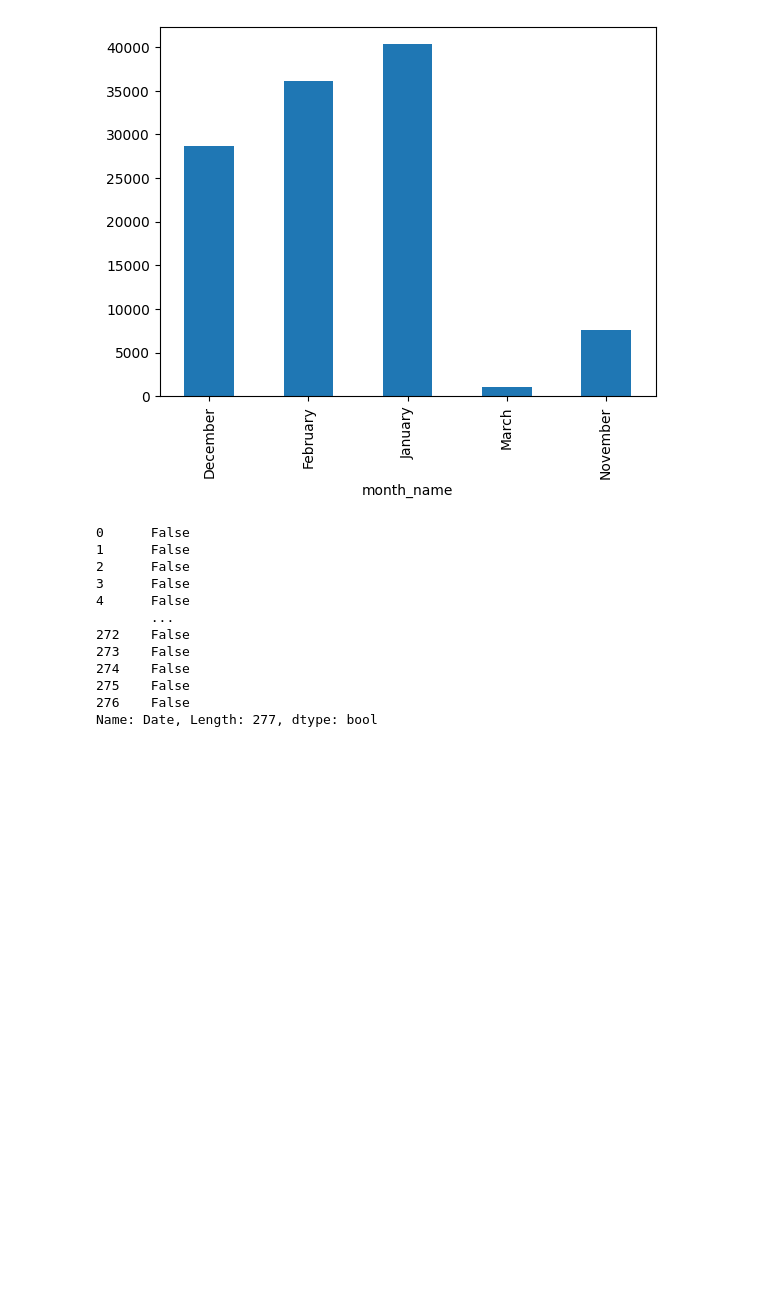
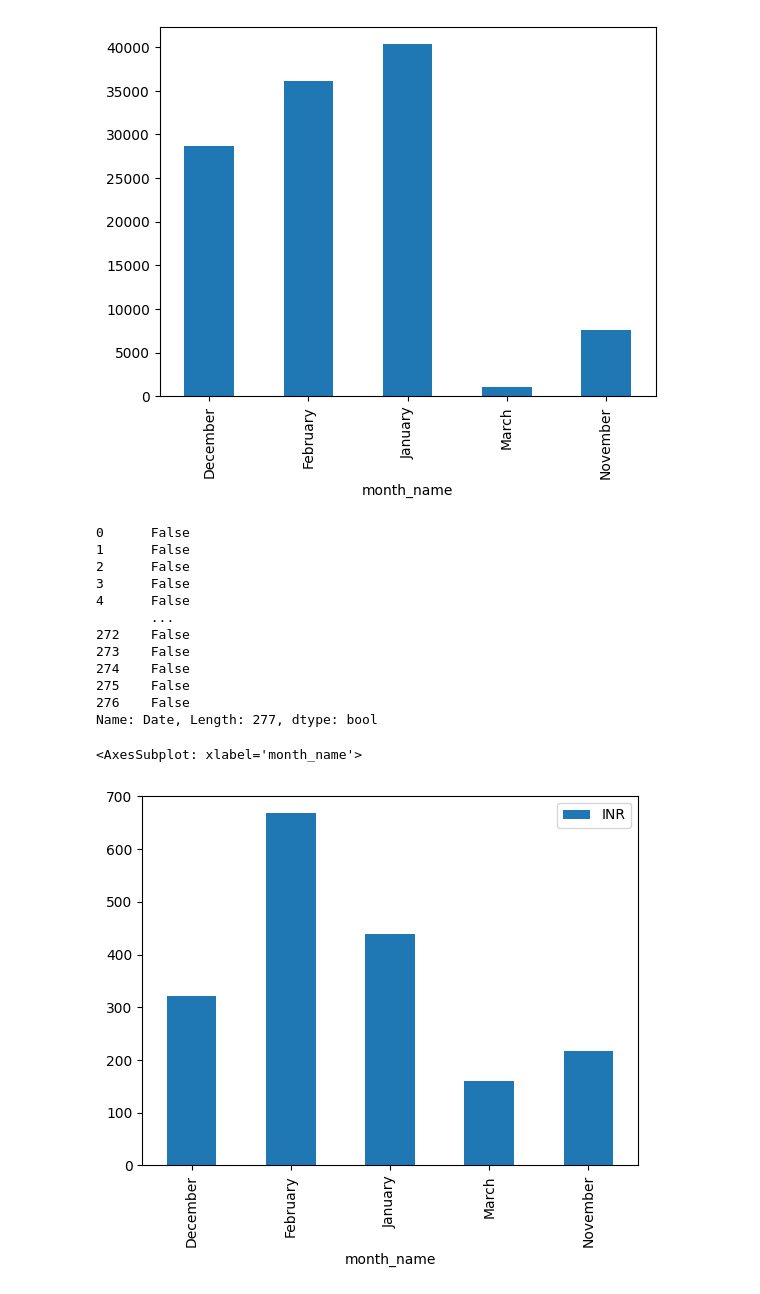
Before and after one commit to ShashiDivs/CampusX, a Jupyter notebook: DateTime.ipynb, the cells around one changed output. Cells and saved outputs as stored; diff of their text form; code cells hidden in the pictures; blank space fills up the shorter version.

```diff
--- a/DateTime.ipynb
+++ b/DateTime.ipynb
@@ -344,3 +344,8 @@ dft['Date'].dt.is_month_end
 275    False
 276    False
 Name: Date, Length: 277, dtype: bool
+# %%
+dft.pivot_table(index='month_name',aggfunc={'INR': 'sum','INR':'mean'}).plot(kind='bar')
+# %% [output]
+<AxesSubplot: xlabel='month_name'>
+[figure, added]
```
Also changed, not shown: 3 other files.
